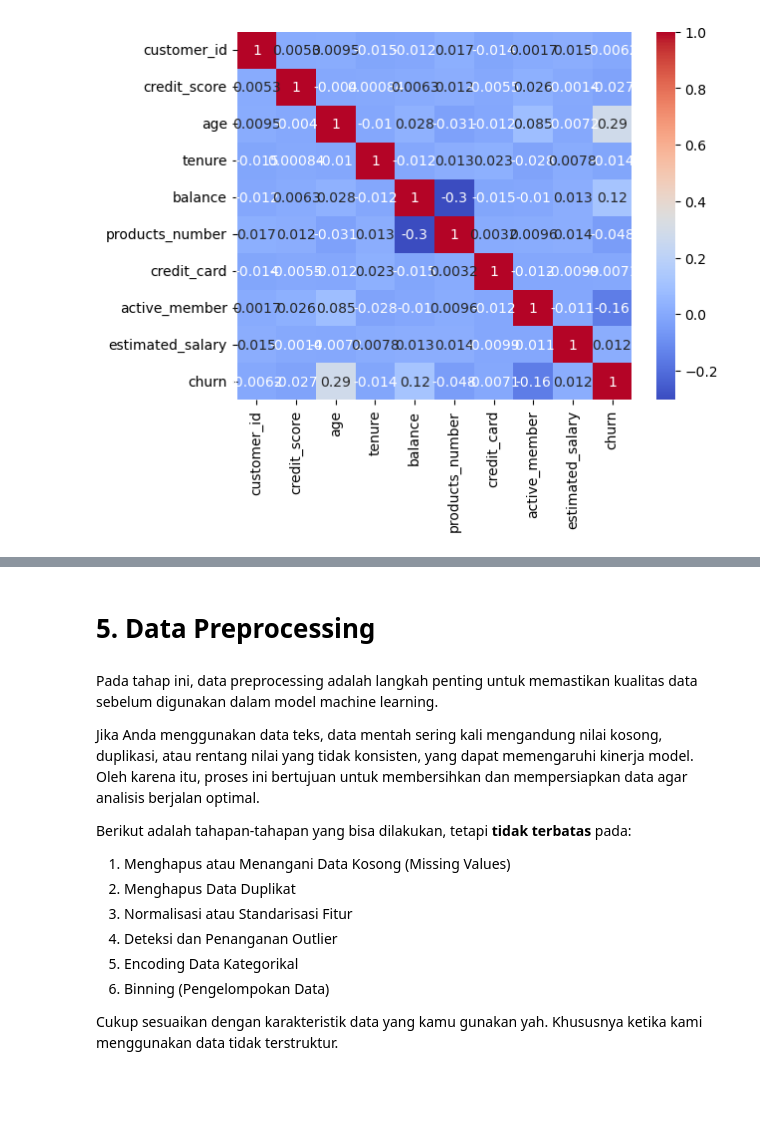
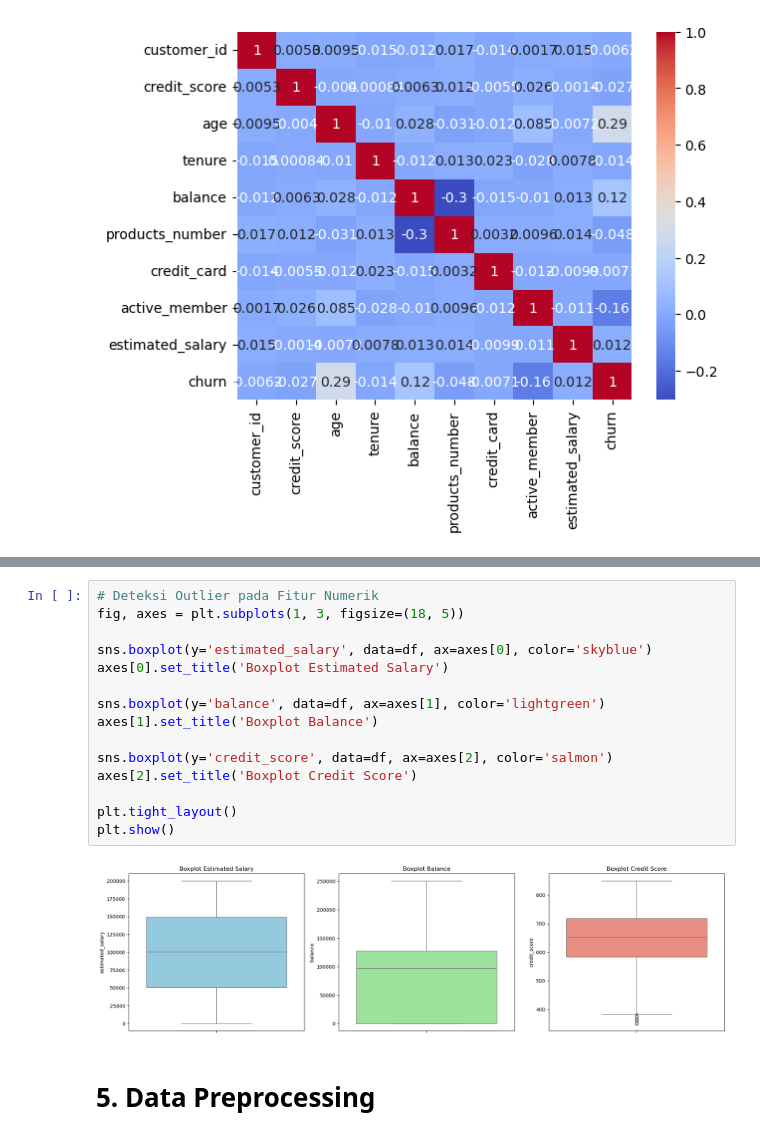
Before and after one commit to raflialfansyah/Eksperimen_SML_rafli-alfansyah, a Jupyter notebook: preprocessing/Eksperimen_rafli.ipynb, the cells around one changed output, grey strips where cells are left out. Saved outputs shown, nothing was run; the diff lists cells and outputs as text; blank space fills up the shorter version.

Commit message:
eda + preprocessing

```diff
--- a/preprocessing/Eksperimen_rafli.ipynb
+++ b/preprocessing/Eksperimen_rafli.ipynb
@@ -57,16 +105,19 @@ dtype: int64
+# %%
+# Deteksi Outlier pada Fitur Numerik
+fig, axes = plt.subplots(1, 3, figsize=(18, 5))
+
+sns.boxplot(y='estimated_salary', data=df, ax=axes[0], color='skyblue')
+axes[0].set_title('Boxplot Estimated Salary')
+
+sns.boxplot(y='balance', data=df, ax=axes[1], color='lightgreen')
+axes[1].set_title('Boxplot Balance')
+
+sns.boxplot(y='credit_score', data=df, ax=axes[2], color='salmon')
+axes[2].set_title('Boxplot Credit Score')
+
+plt.tight_layout()
+plt.show()
+# %% [output]
+[figure, added]
 # %% [markdown]
 # **5. Data Preprocessing**
-# %% [markdown]
-Pada tahap ini, data preprocessing adalah langkah penting untuk memastikan kualitas data sebelum digunakan dalam model machine learning.
-
-Jika Anda menggunakan data teks, data mentah sering kali mengandung nilai kosong, duplikasi, atau rentang nilai yang tidak konsisten, yang dapat memengaruhi kinerja model. Oleh karena itu, proses ini bertujuan untuk membersihkan dan mempersiapkan data agar analisis berjalan optimal.
-
-Berikut adalah tahapan-tahapan yang bisa dilakukan, tetapi **tidak terbatas** pada:
-1. Menghapus atau Menangani Data Kosong (Missing Values)
-2. Menghapus Data Duplikat
-3. Normalisasi atau Standarisasi Fitur
-4. Deteksi dan Penanganan Outlier
-5. Encoding Data Kategorikal
-6. Binning (Pengelompokan Data)
-
-Cukup sesuaikan dengan karakteristik data yang kamu gunakan yah. Khususnya ketika kami menggunakan data tidak terstruktur.
```
Also changed, not shown: parts of 4 cells of this notebook, 1 other file.
